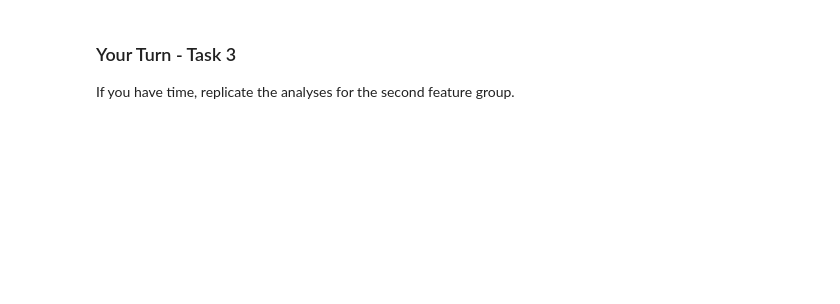
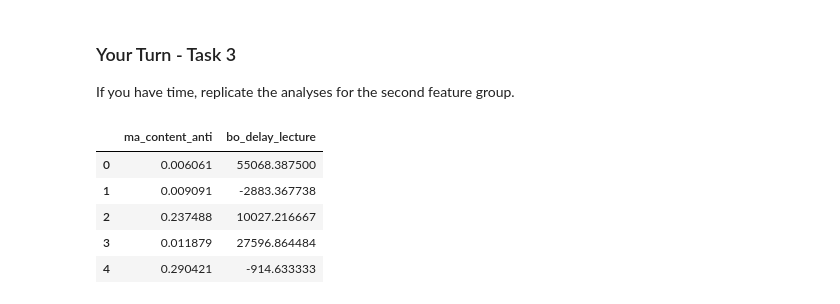
Before and after one commit to Maximelel/MLBD_course, a Jupyter notebook: lectures/week-10/10-student-version.ipynb, the cells around one changed output. Drawn from its saved outputs; the diff is of its cells as text; code cells hidden in the pictures; blank space fills up the shorter version.

```diff
--- a/lectures/week-10/10-student-version.ipynb
+++ b/lectures/week-10/10-student-version.ipynb
@@ -291,3 +348,12 @@ send(observation, 4)
 If you have time, replicate the analyses for the second feature group.
 # %%
 # Replicate analysis for second feature group
+proactivity = df[['ma_content_anti', 'bo_delay_lecture']]
+proactivity.head()
+# %% [output]
+|  | ma_content_anti | bo_delay_lecture |
+| 0 | 0.006061 | 55068.387500 |
+| 1 | 0.009091 | -2883.367738 |
+| 2 | 0.237488 | 10027.216667 |
+| 3 | 0.011879 | 27596.864484 |
+| 4 | 0.290421 | -914.633333 |
```
Also changed, not shown: parts of 11 cells of this notebook.
